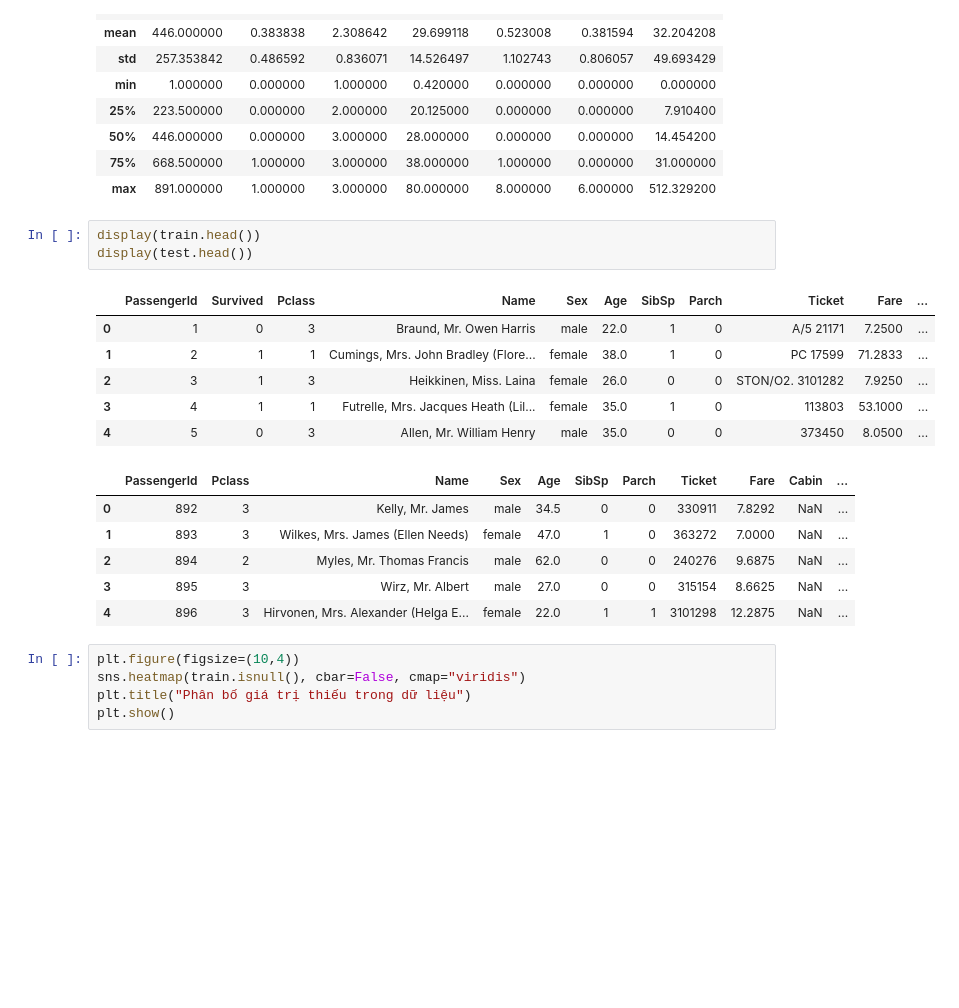
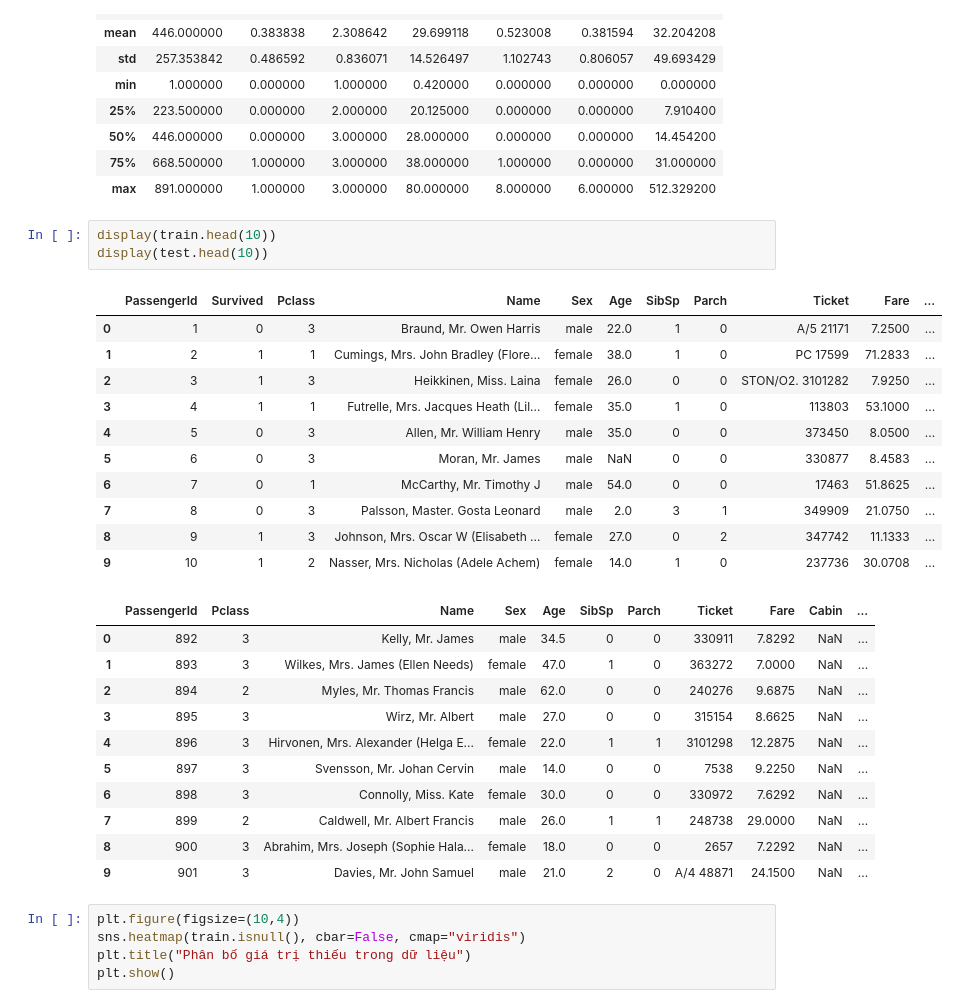
Before and after one commit to TidalWavetop1/Team9_ML_edu, a Jupyter notebook: Titanic - Machine Learning from Disaster/titanic.ipynb, the cells around one changed output. Drawn from its saved outputs; the diff is of its cells as text; blank space fills up the shorter version.

```diff
--- a/Titanic - Machine Learning from Disaster/titanic.ipynb
+++ b/Titanic - Machine Learning from Disaster/titanic.ipynb
@@ -71,21 +71,31 @@ display(train.describe())
 | 75% | 668.500000 | 1.000000 | 3.000000 | 38.000000 | 1.000000 | 0.000000 | 31.000000 |
 | max | 891.000000 | 1.000000 | 3.000000 | 80.000000 | 8.000000 | 6.000000 | 512.329200 |
 # %%
-display(train.head())
-display(test.head())
+display(train.head(10))
+display(test.head(10))
 # %% [output]
 |  | PassengerId | Survived | Pclass | Name | Sex | Age | SibSp | Parch | Ticket | Fare | ... |
 | 0 | 1 | 0 | 3 | Braund, Mr. Owen Harris | male | 22.0 | 1 | 0 | A/5 21171 | 7.2500 | ... |
 | 1 | 2 | 1 | 1 | Cumings, Mrs. John Bradley (Flore... | female | 38.0 | 1 | 0 | PC 17599 | 71.2833 | ... |
 | 2 | 3 | 1 | 3 | Heikkinen, Miss. Laina | female | 26.0 | 0 | 0 | STON/O2. 3101282 | 7.9250 | ... |
 | 3 | 4 | 1 | 1 | Futrelle, Mrs. Jacques Heath (Lil... | female | 35.0 | 1 | 0 | 113803 | 53.1000 | ... |
 | 4 | 5 | 0 | 3 | Allen, Mr. William Henry | male | 35.0 | 0 | 0 | 373450 | 8.0500 | ... |
+| 5 | 6 | 0 | 3 | Moran, Mr. James | male | NaN | 0 | 0 | 330877 | 8.4583 | ... |
+| 6 | 7 | 0 | 1 | McCarthy, Mr. Timothy J | male | 54.0 | 0 | 0 | 17463 | 51.8625 | ... |
+| 7 | 8 | 0 | 3 | Palsson, Master. Gosta Leonard | male | 2.0 | 3 | 1 | 349909 | 21.0750 | ... |
+| 8 | 9 | 1 | 3 | Johnson, Mrs. Oscar W (Elisabeth ... | female | 27.0 | 0 | 2 | 347742 | 11.1333 | ... |
+| 9 | 10 | 1 | 2 | Nasser, Mrs. Nicholas (Adele Achem) | female | 14.0 | 1 | 0 | 237736 | 30.0708 | ... |
 |  | PassengerId | Pclass | Name | Sex | Age | SibSp | Parch | Ticket | Fare | Cabin | ... |
 | 0 | 892 | 3 | Kelly, Mr. James | male | 34.5 | 0 | 0 | 330911 | 7.8292 | NaN | ... |
 | 1 | 893 | 3 | Wilkes, Mrs. James (Ellen Needs) | female | 47.0 | 1 | 0 | 363272 | 7.0000 | NaN | ... |
 | 2 | 894 | 2 | Myles, Mr. Thomas Francis | male | 62.0 | 0 | 0 | 240276 | 9.6875 | NaN | ... |
 | 3 | 895 | 3 | Wirz, Mr. Albert | male | 27.0 | 0 | 0 | 315154 | 8.6625 | NaN | ... |
 | 4 | 896 | 3 | Hirvonen, Mrs. Alexander (Helga E... | female | 22.0 | 1 | 1 | 3101298 | 12.2875 | NaN | ... |
+| 5 | 897 | 3 | Svensson, Mr. Johan Cervin | male | 14.0 | 0 | 0 | 7538 | 9.2250 | NaN | ... |
+| 6 | 898 | 3 | Connolly, Miss. Kate | female | 30.0 | 0 | 0 | 330972 | 7.6292 | NaN | ... |
+| 7 | 899 | 2 | Caldwell, Mr. Albert Francis | male | 26.0 | 1 | 1 | 248738 | 29.0000 | NaN | ... |
+| 8 | 900 | 3 | Abrahim, Mrs. Joseph (Sophie Hala... | female | 18.0 | 0 | 0 | 2657 | 7.2292 | NaN | ... |
+| 9 | 901 | 3 | Davies, Mr. John Samuel | male | 21.0 | 2 | 0 | A/4 48871 | 24.1500 | NaN | ... |
 # %%
 plt.figure(figsize=(10,4))
 sns.heatmap(train.isnull(), cbar=False, cmap="viridis")
```
Also changed, not shown: parts of 1 cell of this notebook, 4 other files.
